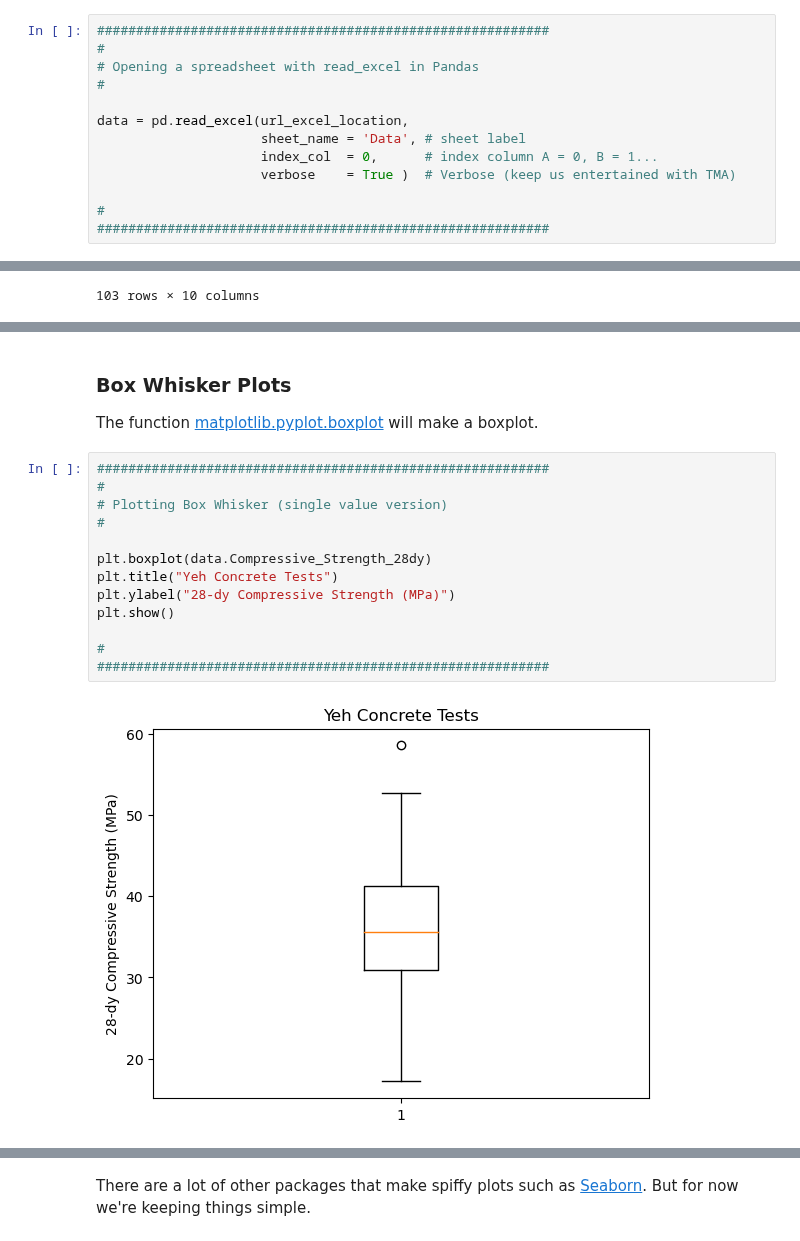
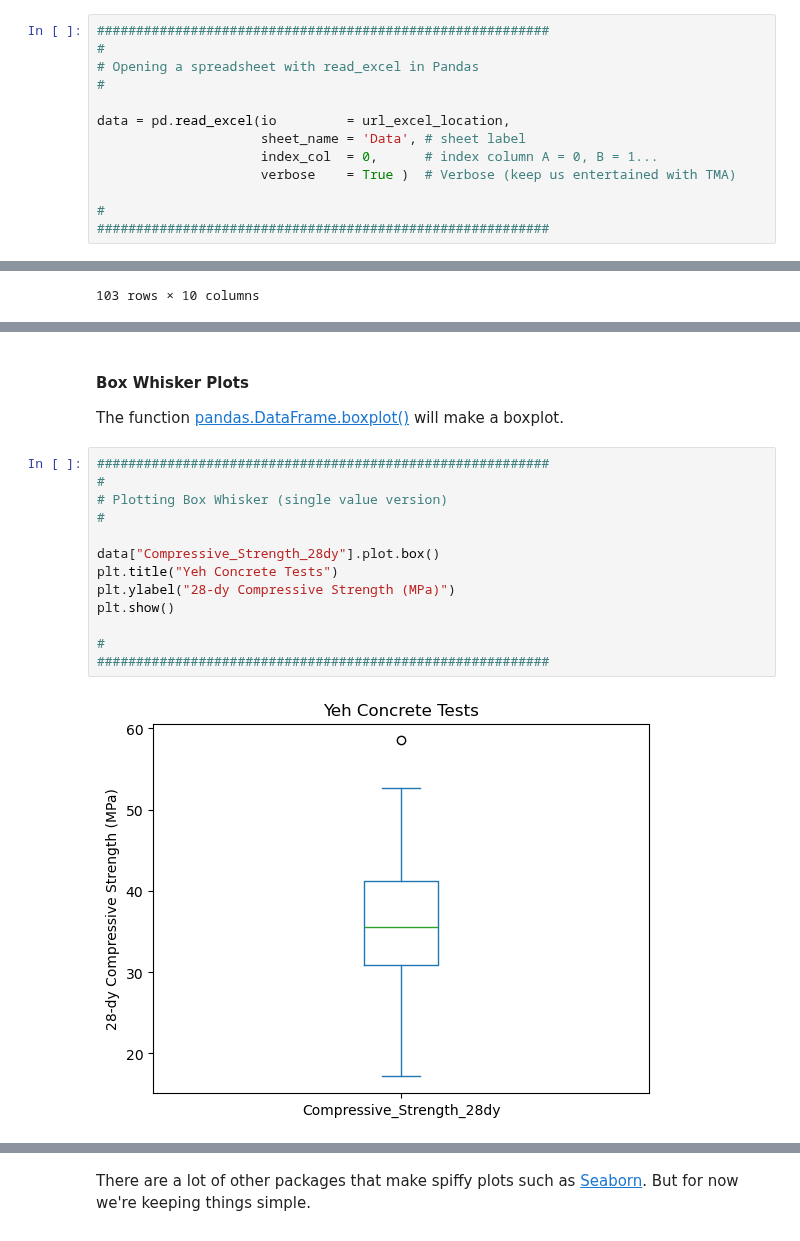
Before and after one commit to wjcapehart/AES_CEE_Python, a Jupyter notebook: Jupyter_Notebooks_and_Other_Files/02_Crash_Course_Files/02_04_Intro_to_Pandas/Part 4 - Importing Data and Simple Statistics.ipynb, the cells around one changed output, grey strips where cells are left out. Saved outputs shown, nothing was run; the diff lists cells and outputs as text.

```diff
--- a/Jupyter_Notebooks_and_Other_Files/02_Crash_Course_Files/02_04_Intro_to_Pandas/Part 4 - Importing Data and Simple Statistics.ipynb
+++ b/Jupyter_Notebooks_and_Other_Files/02_Crash_Course_Files/02_04_Intro_to_Pandas/Part 4 - Importing Data and Simple Statistics.ipynb
@@ -106,7 +98,7 @@ This will work best if your spreadsheet is arranged as a simple table.
 # Opening a spreadsheet with read_excel in Pandas
 #
 
-data = pd.read_excel(url_excel_location,
+data = pd.read_excel(io         = url_excel_location,
                      sheet_name = 'Data', # sheet label
                      index_col  = 0,      # index column A = 0, B = 1...
                      verbose    = True )  # Verbose (keep us entertained with TMA)
@@ -462,19 +416,19 @@ plt.show()
 # %% [markdown]
-### Box Whisker Plots
+#### Box Whisker Plots
 
-The function [matplotlib.pyplot.boxplot](https://matplotlib.org/3.1.1/api/_as_gen/matplotlib.pyplot.boxplot.html) will make a boxplot.
+The function [pandas.DataFrame.boxplot()](https://pandas.pydata.org/docs/reference/api/pandas.DataFrame.boxplot.html) will make a boxplot.
 # %%
 ##########################################################
 #
 # Plotting Box Whisker (single value version)
 #
 
-plt.boxplot(data.Compressive_Strength_28dy)
+data["Compressive_Strength_28dy"].plot.box()
 plt.title("Yeh Concrete Tests")
 plt.ylabel("28-dy Compressive Strength (MPa)")
 plt.show()
 
 #
 ##########################################################
 # %% [output]
-[figure, old version]
+[figure, new version]
```
Also changed, not shown: parts of 34 cells of this notebook, 1 other file.
